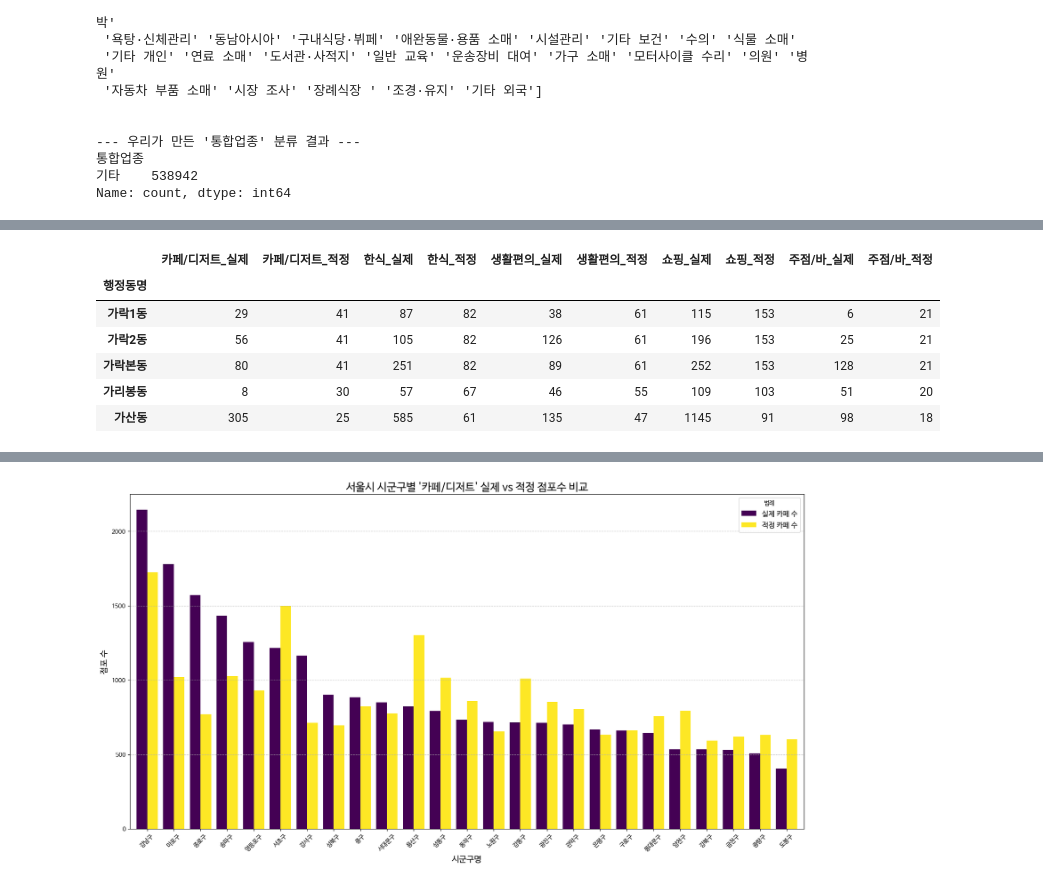
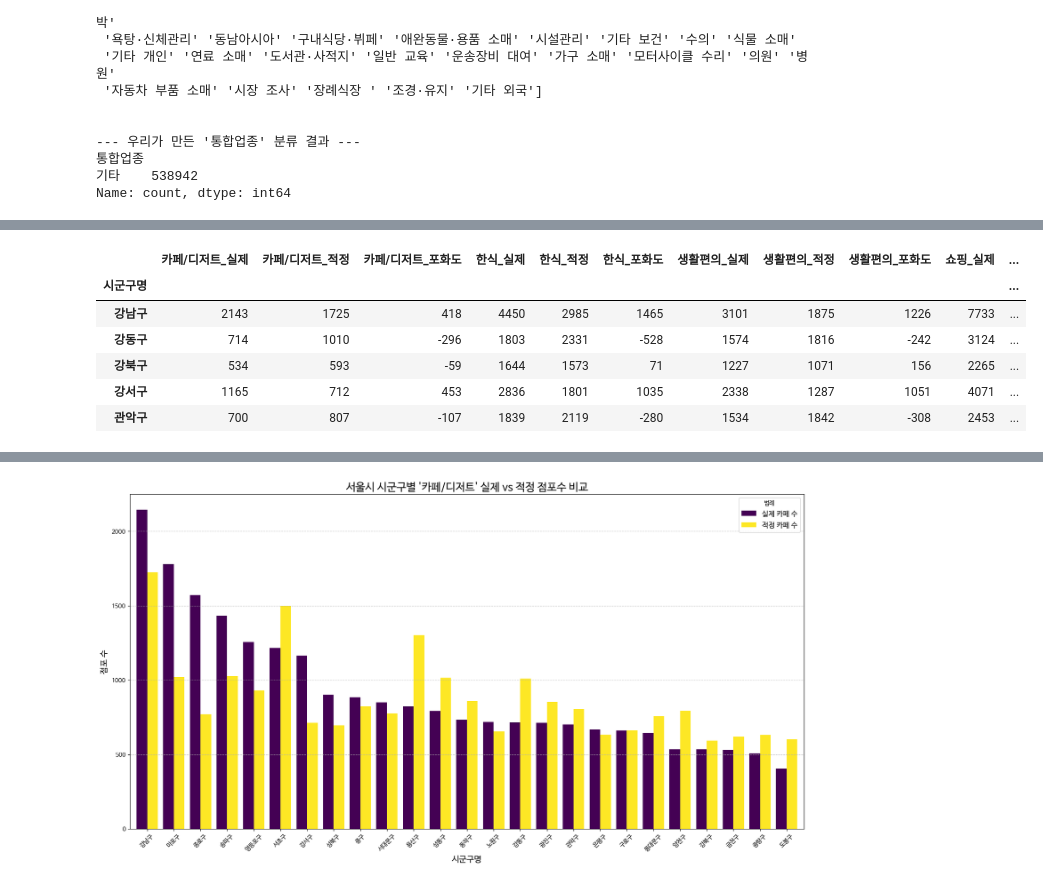
Before and after one commit to Sjoneon/Bigdata2, a Jupyter notebook: LastRealBigData.ipynb, the cells around one changed output, grey strips where cells are left out. Cells and saved outputs as stored; diff of their text form; code cells hidden in the pictures.

```diff
--- a/LastRealBigData.ipynb
+++ b/LastRealBigData.ipynb
@@ -358,70 +325,45 @@ print("✅ 모델링을 위한 모든 데이터 준비 완료")
 # %%
 #
-# 셀 7 (수정): 선형 회귀를 사용한 업종별 예측 및 시각화
+# 셀 7 (최종 수정): 정확도(R²) 출력 기능 추가
 #
-from sklearn.linear_model import LinearRegression
 from sklearn.metrics import r2_score
 
-# 1. 업종별 예측 및 결과 종합
-# 결과를 저장할 데이터프레임
+# 0. 분석할 핵심 업종 리스트 정의
+target_categories = ['카페/디저트', '한식', '패스트푸드/치킨', '생활편의', '쇼핑', '주점/바']
+
+# 1. 최종 결과를 저장할 빈 데이터프레임 생성
 df_report_linear = pd.DataFrame(index=df_final.index)
-# 각 변수의 영향력(계수)을 저장할 데이터프레임
-df_coeffs = pd.DataFrame(index=features)
 
-
+# 2. 각 업종별로 선형 회귀 모델링을 자동 반복 실행
 print("--- 업종별 선형회귀 분석 시작 ---")
 for category in target_categories:
-    # 1-1. 데이터 준비
-    X_input = X_scaled # 스케일링된 원본 변수 사용
-    y_actual = df_final[category]
-    y_log = df_final_log[f'로그_{category}']
+    if category in df_final.columns:
+        print(f"\n[{category}] 업종 분석 중...")
 
-    # 1-2. 선형 회귀 모델 학습
-    linear_model = LinearRegression()
-    linear_model.fit(X_input, y_log)
+        # 2-1. 데이터 준비
+        X_input = df_pca
+        y_actual = df_final[category] # 실제값 (원래 스케일)
+        y_log = np.log1p(y_actual)    # 로그 변환된 타겟
 
-    # 1-3. 예측 및 원래 값으로 복원
-    log_predictions = linear_model.predict(X_input)
-    predictions = np.expm1(log_predictions).astype(int)
+        # 2-2. 선형 회귀 모델 학습
+        linear_model = LinearRegression()
+        linear_model.fit(X_input, y_log)
 
-    # 1-4. 모델 설명력(R²) 계산 및 출력
-    r2 = r2_score(y_actual, predictions)
-    print(f"  -> [{category}] 모델 설명력(R²): {r2:.2%}")
+        # 2-3. 예측 및 원래 값으로 복원
+        log_predictions = linear_model.predict(X_input)
+        predictions = np.expm1(log_predictions).astype(int)
 
-    # 1-5. 결과 저장
-    df_report_linear[f'{category}_실제'] = y_actual
-    df_report_linear[f'{category}_적정'] = predictions
-    df_coeffs[f'{category}_영향력'] = linear_model.coef_ # 각 변수의 영향력(계수) 저장
+        # --- [추가] 모델 정확도(R²) 계산 및 출력 ---
+        # R²는 원래 스케일의 값으로 계산해야 더 직관적입니다.
+        r2 = r2_score(y_actual, predictions)
+        print(f"  -> 모델 설명력(R²): {r2:.2f} ({r2:.2%})")
 
-print("\n--- ✅ 업종별 분석 및 최종 요약 테이블 완성 ---")
+        # 2-4. 결과 저장
+        df_report_linear[f'{category}_실제'] = y_actual
+        df_report_linear[f'{category}_적정'] = predictions
+        df_report_linear[f'{category}_포화도'] = y_actual - predictions
+
+print("\n--- ✅ 업종별 선형회귀 분석 및 최종 요약 테이블 완성 ---")
 display(df_report_linear.head())
-
-# 2. 업종별 변수 영향력 확인
-print("\n--- 업종별 핵심 요인 영향력(계수) 비교 ---")
-print("(양수일수록 점포 수 증가에, 음수일수록 감소에 영향을 줌)")
-display(df_coeffs.style.background_gradient(cmap='coolwarm', axis=0))
-
-
-# 3. '카페/디저트' 업종 상세 분석 시각화
-print("\n--- '카페/디저트' 업종 상세 분석 시각화 ---")
-target_category_to_view = '카페/디저트'
-if f'{target_category_to_view}_실제' in df_report_linear.columns:
-    actual_col = f'{target_category_to_view}_실제'
-    optimal_col = f'{target_category_to_view}_적정'
-    df_view = df_report_linear[[actual_col, optimal_col]].copy()
-    df_view.rename(columns={actual_col: '실제 카페 수', optimal_col: '적정 카페 수'}, inplace=True)
-
-    df_view_top30 = df_view.sort_values(by='실제 카페 수', ascending=False).head(30)
-
-    df_view_top30.plot(kind='bar', figsize=(20, 10), width=0.8)
-    plt.title(f"서울시 주요 행정동별 '{target_category_to_view}' 실제 vs 적정 점포수 비교", fontsize=18)
-    plt.ylabel('점포 수', fontsize=14)
-    plt.xlabel('행정동명', fontsize=14)
-    plt.xticks(rotation=75)
-    plt.grid(axis='y', linestyle='--', alpha=0.7)
-    plt.legend(title='범례', fontsize=12)
-    plt.show()
-else:
-    print(f"'{target_category_to_view}' 업종이 데이터에 없어 시각화할 수 없습니다.")
 # %% [output]
 --- 업종별 선형회귀 분석 시작 ---
@@ -435,7 +387,7 @@ else:
-|  | 카페/디저트_실제 | 카페/디저트_적정 | 한식_실제 | 한식_적정 | 생활편의_실제 | 생활편의_적정 | 쇼핑_실제 | 쇼핑_적정 | 주점/바_실제 | 주점/바_적정 |
-| 행정동명 |  |  |  |  |  |  |  |  |  |  |
-| 가락1동 | 29 | 41 | 87 | 82 | 38 | 61 | 115 | 153 | 6 | 21 |
-| 가락2동 | 56 | 41 | 105 | 82 | 126 | 61 | 196 | 153 | 25 | 21 |
-| 가락본동 | 80 | 41 | 251 | 82 | 89 | 61 | 252 | 153 | 128 | 21 |
-| 가리봉동 | 8 | 30 | 57 | 67 | 46 | 55 | 109 | 103 | 51 | 20 |
-| 가산동 | 305 | 25 | 585 | 61 | 135 | 47 | 1145 | 91 | 98 | 18 |
+|  | 카페/디저트_실제 | 카페/디저트_적정 | 카페/디저트_포화도 | 한식_실제 | 한식_적정 | 한식_포화도 | 생활편의_실제 | 생활편의_적정 | 생활편의_포화도 | 쇼핑_실제 | ... |
+| 시군구명 |  |  |  |  |  |  |  |  |  |  | ... |
+| 강남구 | 2143 | 1725 | 418 | 4450 | 2985 | 1465 | 3101 | 1875 | 1226 | 7733 | ... |
+| 강동구 | 714 | 1010 | -296 | 1803 | 2331 | -528 | 1574 | 1816 | -242 | 3124 | ... |
+| 강북구 | 534 | 593 | -59 | 1644 | 1573 | 71 | 1227 | 1071 | 156 | 2265 | ... |
+| 강서구 | 1165 | 712 | 453 | 2836 | 1801 | 1035 | 2338 | 1287 | 1051 | 4071 | ... |
+| 관악구 | 700 | 807 | -107 | 1839 | 2119 | -280 | 1534 | 1842 | -308 | 2453 | ... |
```
Also changed, not shown: parts of 8 cells of this notebook.
